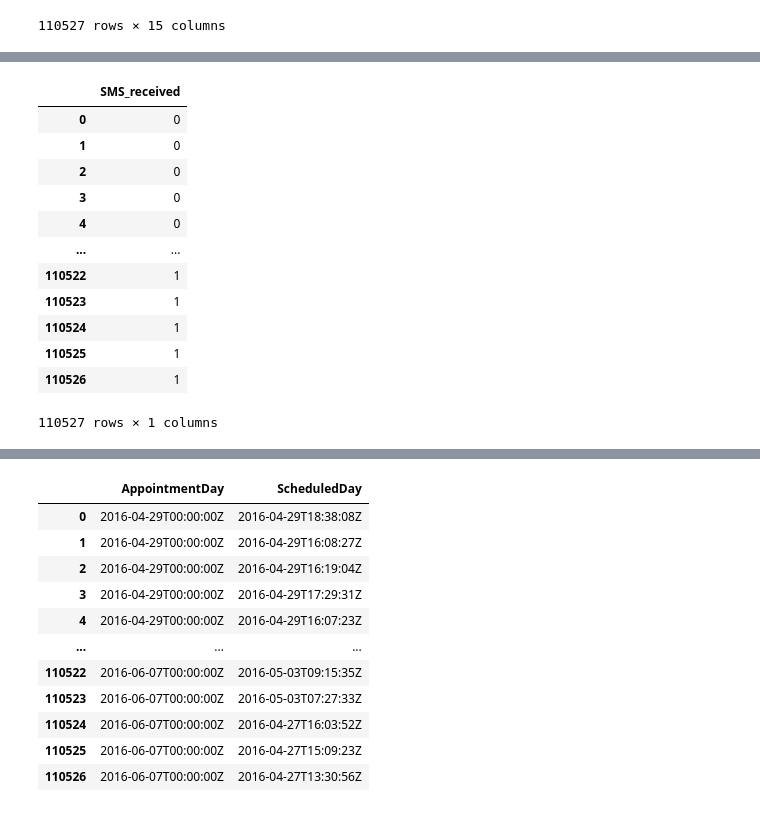
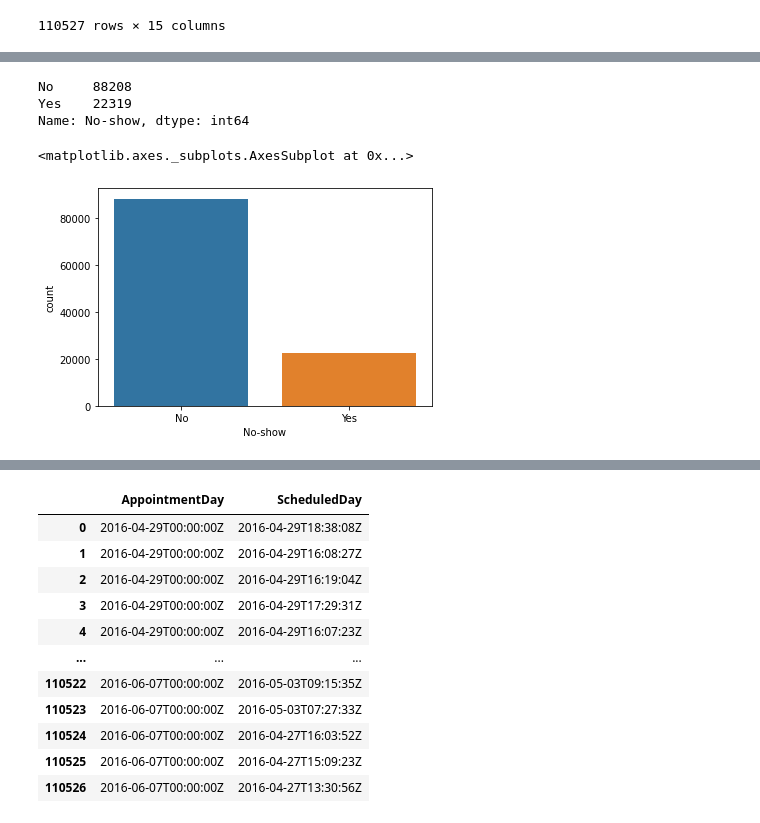
Before and after one commit to vy-phung/Data-analysis, a Jupyter notebook: No_Show_Medical_Appointment.ipynb, the cells around one changed output, grey strips where cells are left out. Cells and saved outputs as stored; diff of their text form; code cells hidden in the pictures.

```diff
--- a/No_Show_Medical_Appointment.ipynb
+++ b/No_Show_Medical_Appointment.ipynb
@@ -121,17 +113,0 @@ y
-# %%
-x1 = noshow[['SMS_received']]
-x1
-# %% [output]
-|  | SMS_received |
-| 0 | 0 |
-| 1 | 0 |
-| 2 | 0 |
-| 3 | 0 |
-| 4 | 0 |
-| ... | ... |
-| 110522 | 1 |
-| 110523 | 1 |
-| 110524 | 1 |
-| 110525 | 1 |
-| 110526 | 1 |
-110527 rows × 1 columns
@@ -137,0 +116,9 @@ x1
+# %%
+print(noshow['No-show'].value_counts())
+sns.countplot(data=noshow,x = 'No-show')
+# %% [output]
+No     88208
+Yes    22319
+Name: No-show, dtype: int64
+<matplotlib.axes._subplots.AxesSubplot at 0x...>
+[figure, added]
```
Also changed, not shown: parts of 18 cells of this notebook.
